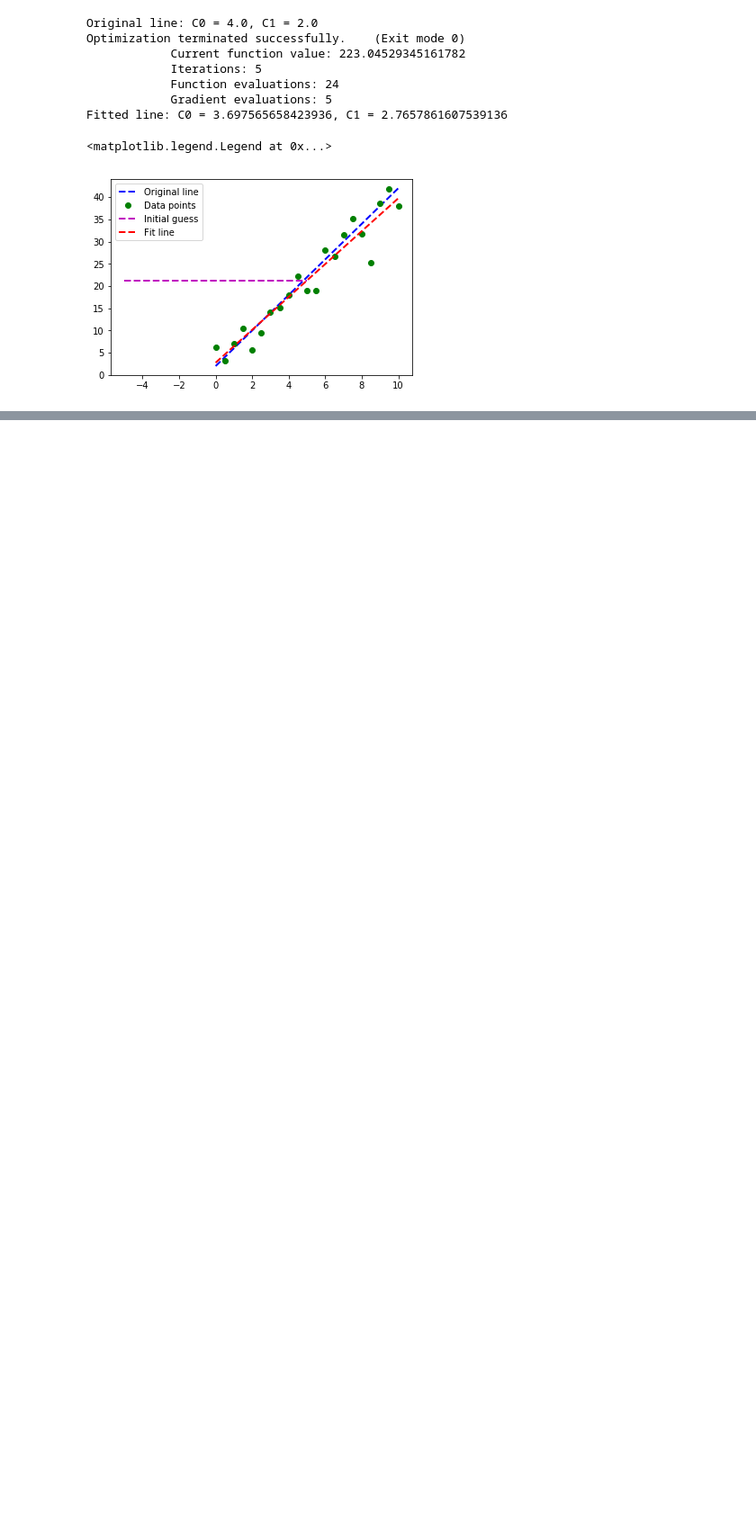
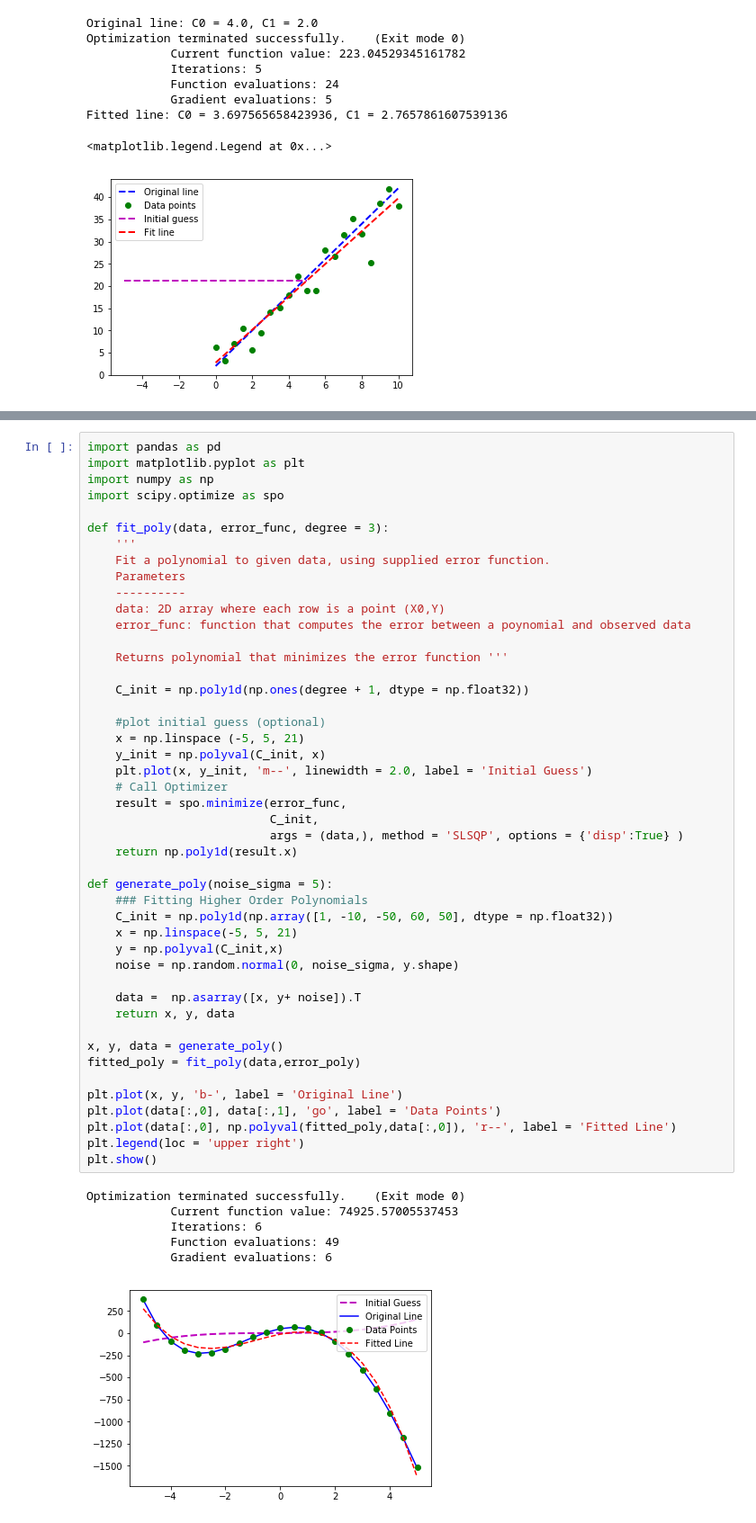
Before and after one commit to kairosart/Machine-Learning-for-Trading, a Jupyter notebook: Untitled.ipynb, the cells around one changed output, grey strips where cells are left out. Shown at 90% size. Cells and saved outputs as stored; diff of their text form; blank space fills up the shorter version.

```diff
--- a/Untitled.ipynb
+++ b/Untitled.ipynb
@@ -876,0 +879,53 @@ Fitted line: C0 = 3.697565658423936, C1 = 2.7657861607539136
+# %%
+import pandas as pd
+import matplotlib.pyplot as plt
+import numpy as np
+import scipy.optimize as spo
+
+def fit_poly(data, error_func, degree = 3):
+    '''
+    Fit a polynomial to given data, using supplied error function.
+    Parameters
+    ----------
+    data: 2D array where each row is a point (X0,Y)
+    error_func: function that computes the error between a poynomial and observed data
+
+    Returns polynomial that minimizes the error function '''
+
+    C_init = np.poly1d(np.ones(degree + 1, dtype = np.float32))
+
+    #plot initial guess (optional)
+    x = np.linspace (-5, 5, 21)
+    y_init = np.polyval(C_init, x)
+    plt.plot(x, y_init, 'm--', linewidth = 2.0, label = 'Initial Guess')
+    # Call Optimizer
+    result = spo.minimize(error_func,
+                          C_init,
+                          args = (data,), method = 'SLSQP', options = {'disp':True} )
+    return np.poly1d(result.x)
+
+def generate_poly(noise_sigma = 5):
+    ### Fitting Higher Order Polynomials
+    C_init = np.poly1d(np.array([1, -10, -50, 60, 50], dtype = np.float32))
+    x = np.linspace(-5, 5, 21)
+    y = np.polyval(C_init,x)
+    noise = np.random.normal(0, noise_sigma, y.shape)
+
+    data =  np.asarray([x, y+ noise]).T
+    return x, y, data
+
+x, y, data = generate_poly()
+fitted_poly = fit_poly(data,error_poly)
+
+plt.plot(x, y, 'b-', label = 'Original Line')
+plt.plot(data[:,0], data[:,1], 'go', label = 'Data Points')
+plt.plot(data[:,0], np.polyval(fitted_poly,data[:,0]), 'r--', label = 'Fitted Line')
+plt.legend(loc = 'upper right')
+plt.show()
+# %% [output]
+Optimization terminated successfully.    (Exit mode 0)
+            Current function value: 74925.57005537453
+            Iterations: 6
+            Function evaluations: 49
+            Gradient evaluations: 6
+[figure, added]
```
Also changed, not shown: parts of 2 cells of this notebook.
